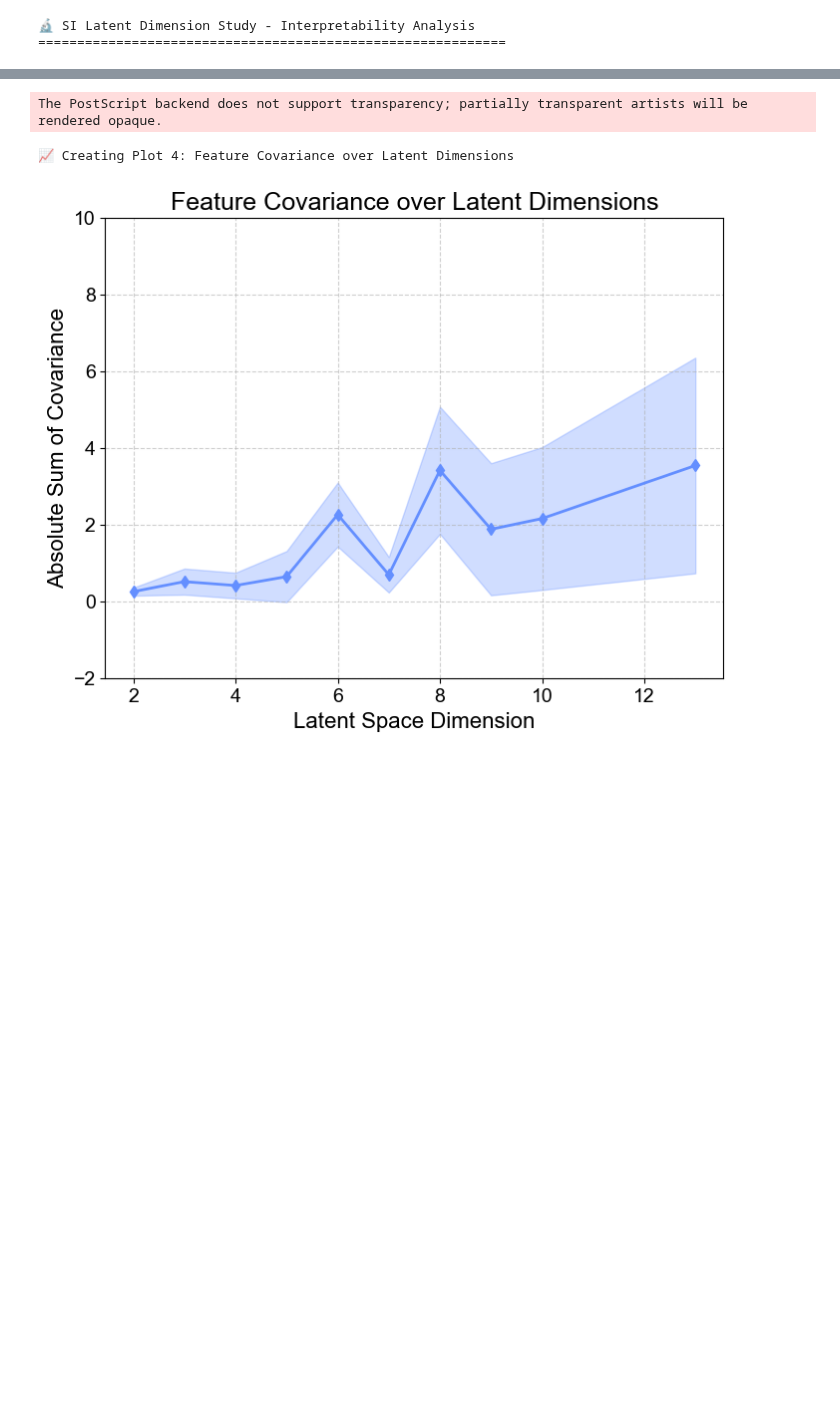
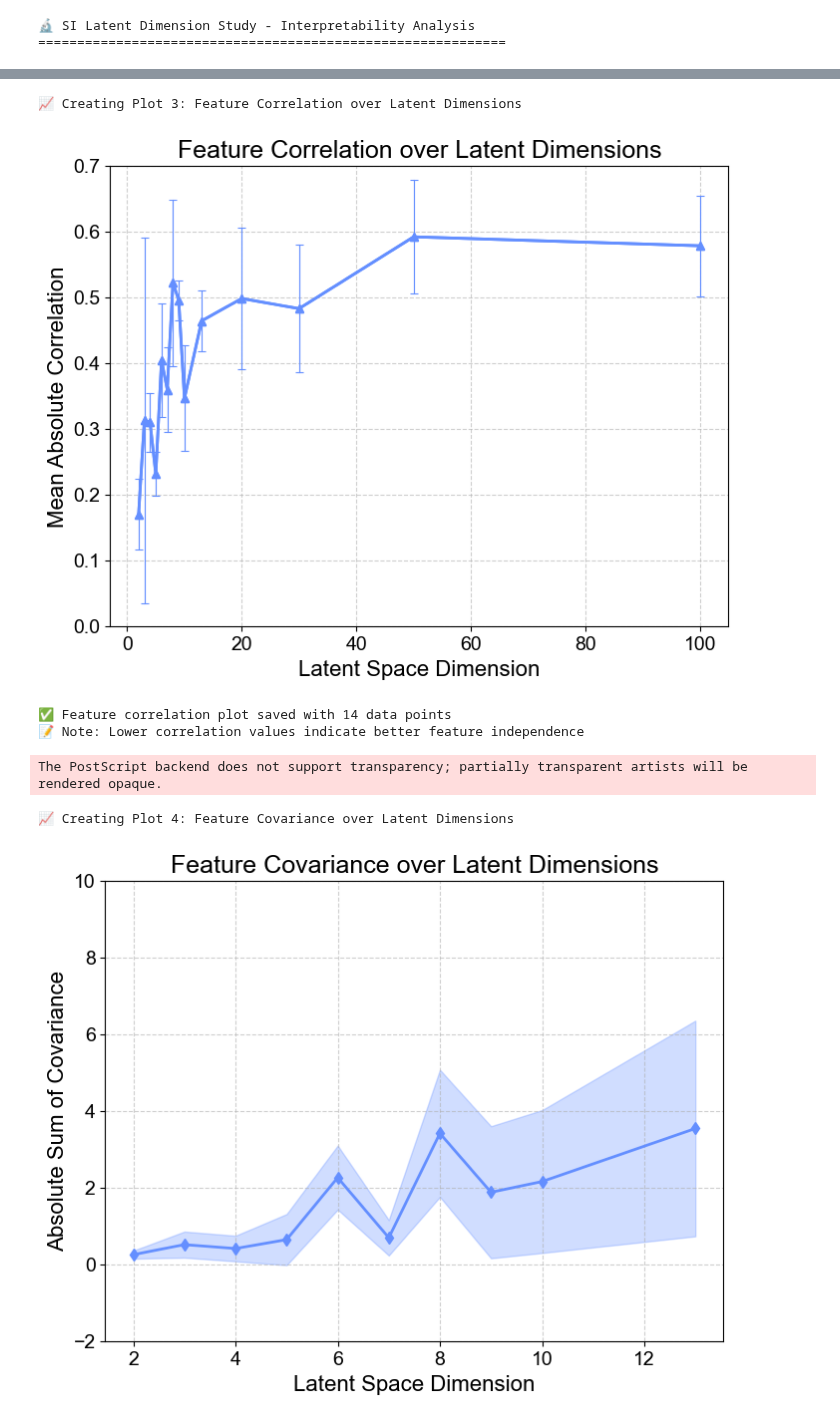
Before and after one commit to ComputationalMicroscopy4CellBio/AI4CellFate, a Jupyter notebook: notebooks/manuscript/SI_latent_dim_interpret.ipynb, the cells around one changed output, grey strips where cells are left out. Saved outputs shown, nothing was run; the diff lists cells and outputs as text; code cells hidden in the pictures; blank space fills up the shorter version.

```diff
--- a/notebooks/manuscript/SI_latent_dim_interpret.ipynb
+++ b/notebooks/manuscript/SI_latent_dim_interpret.ipynb
@@ -382,3 +385,70 @@ The PostScript backend does not support transparency; partially transparent arti
+# %%
+# PLOT 3: Feature Correlation over Latent Dimensions
+print("📈 Creating Plot 3: Feature Correlation over Latent Dimensions")
+
+plt.figure(figsize=(8, 6))
+
+# Extract data
+mean_correlations = summary_stats['mean_correlation']
+std_correlations = summary_stats['std_correlation']
+
+# Remove any NaN values for plotting
+valid_indices = [i for i, (mean, std) in enumerate(zip(mean_correlations, std_correlations))
+                 if not (np.isnan(mean) or np.isnan(std))]
+
+if valid_indices:
+    plot_dims = [dims[i] for i in valid_indices]
+    plot_means = [mean_correlations[i] for i in valid_indices]
+    plot_stds = [std_correlations[i] for i in valid_indices]
+
+    # Feature Correlation with transparent, thin error bars
+    plt.errorbar(plot_dims, plot_means, yerr=plot_stds,
+                 color='#648FFF', linewidth=2, label='Feature Correlation',
+                 marker='^', markersize=6, capsize=3, capthick=0.8,
+                 elinewidth=0.8, markerfacecolor='#648FFF', markeredgecolor='#648FFF',
+                 ecolor='#648FFF', alpha=1.0, # Main line stays opaque
+                 errorevery=1, # Show error bars for every point
+                 )
+
+    # Make error bars more transparent by plotting them separately
+    for i, (x, y, err) in enumerate(zip(plot_dims, plot_means, plot_stds)):
+        plt.plot([x, x], [y-err, y+err], color='#648FFF', linewidth=0.8, alpha=0.4)
+        plt.plot([x-0.05, x+0.05], [y-err, y-err], color='#648FFF', linewidth=0.8, alpha=0.4)  # Bottom cap
+        plt.plot([x-0.05, x+0.05], [y+err, y+err], color='#648FFF', linewidth=0.8, alpha=0.4)  # Top cap
+
+    # Plot the main line again to ensure it's on top and opaque
+    plt.plot(plot_dims, plot_means, color='#648FFF', linewidth=2, marker='^', markersize=6,
+             markerfacecolor='#648FFF', markeredgecolor='#648FFF')
+
+    # Formatting
+    plt.xlabel("Latent Space Dimension", fontsize=16, fontname="Arial")
+    plt.ylabel("Mean Absolute Correlation", fontsize=16, fontname="Arial")
+    plt.title("Feature Correlation over Latent Dimensions", fontsize=18, fontname="Arial")
+    plt.xticks(fontsize=14, fontname="Arial")
+    plt.yticks(fontsize=14, fontname="Arial")
+
+    # Set reasonable y-axis range (correlation is typically 0-1)
+    y_min = 0.0#max(0.0, min(plot_means) - max(plot_stds) - 0.05)
+    y_max = 0.7#min(1.0, max(plot_means) + max(plot_stds) + 0.05)
+    plt.ylim(y_min, y_max)
+
+    plt.grid(True, linestyle="--", alpha=0.6)
+
+    # Save the figure
+    # plt.savefig("../../results/latent_dim_correlation_13.png", dpi=300, bbox_inches="tight")
+    #plt.savefig("../../results/latent_dim_mean_correlation_13_lines.eps", dpi=300, bbox_inches="tight")
+
+    plt.show()
+
+    print(f"✅ Feature correlation plot saved with {len(plot_dims)} data points")
+    print("📝 Note: Lower correlation values indicate better feature independence")
+else:
+    print("❌ No valid correlation data found for plotting")
+# %% [output]
+📈 Creating Plot 3: Feature Correlation over Latent Dimensions
+[figure, added]
+✅ Feature correlation plot saved with 14 data points
+📝 Note: Lower correlation values indicate better feature independence
 # %%
 # PLOT 4: Feature Covariance over Latent Dimensions
 print("📈 Creating Plot 4: Feature Covariance over Latent Dimensions")
```
Also changed, not shown: parts of 5 cells of this notebook.
